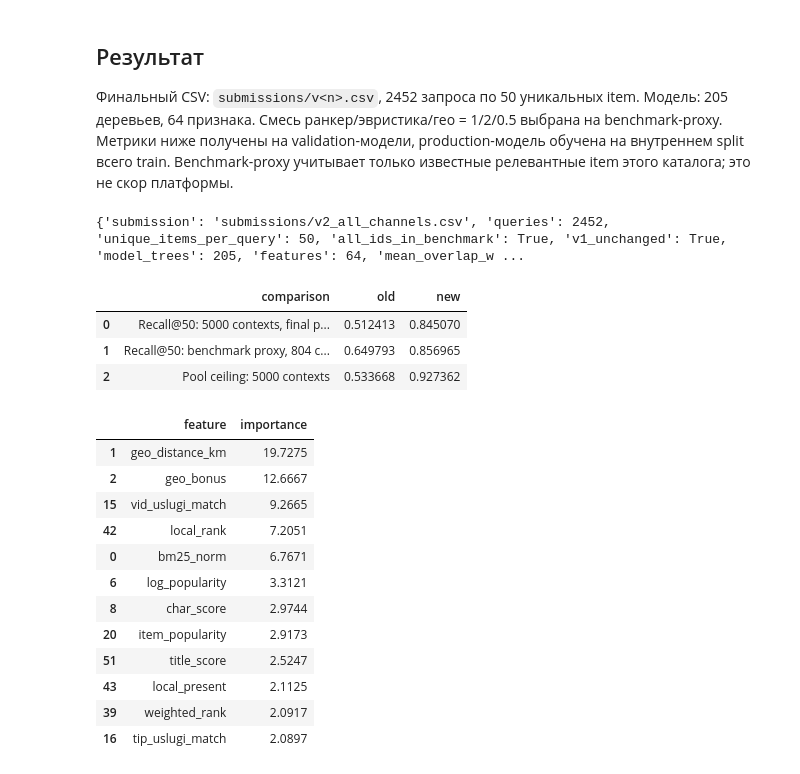
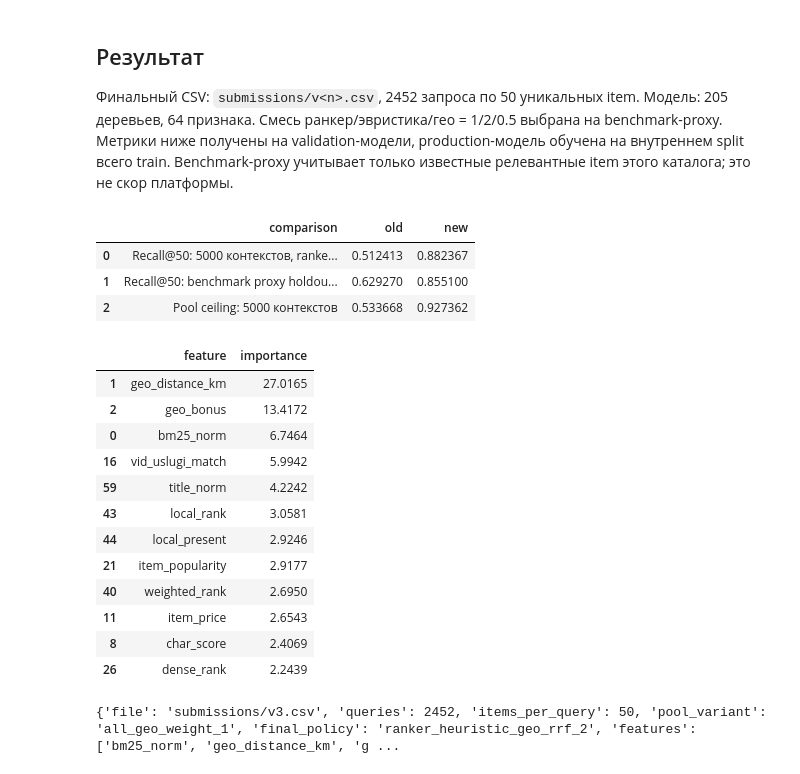
Before and after one commit to deanonchikk/avito-bootcamp, a Jupyter notebook: solution.ipynb, the cells around one changed output. Saved outputs shown, nothing was run; the diff lists cells and outputs as text; code cells hidden in the pictures.

Commit message:
feat: add subcategory-match feature to reranker, submit v3:  0.799812

```diff
--- a/solution.ipynb
+++ b/solution.ipynb
@@ -194,44 +191,41 @@ E5: кодирование 2452 запросов
 
 Финальный CSV: `submissions/v<n>.csv`, 2452 запроса по 50 уникальных item. Модель: 205 деревьев, 64 признака. Смесь ранкер/эвристика/гео = 1/2/0.5 выбрана на benchmark-proxy. Метрики ниже получены на validation-модели, production-модель обучена на внутреннем split всего train. Benchmark-proxy учитывает только известные релевантные item этого каталога; это не скор платформы.
 # %%
-import json
-from pathlib import Path
 import pandas as pd
 from catboost import CatBoostRanker
 from pipeline.pool_experiments import FEATURES
 
 old_scores = pd.read_csv("data/pool_eval/final_comparison.csv", index_col=0)
-final_scores = pd.read_csv("data/pool_eval/submission_validation.csv").iloc[0]
 proxy = pd.read_csv("data/pool_eval/benchmark_proxy.csv")
-control = proxy.loc[proxy["subset"] == "policy_holdout"].set_index("variant")
+holdout = proxy.loc[proxy["subset"] == "policy_holdout"].set_index("variant")
 summary = pd.DataFrame([
-    {"comparison": "Recall@50: 5000 contexts, final policy", "old": old_scores.loc["old_control_catboost", "Recall@50"], "new": final_scores["Recall@50"]},
-    {"comparison": "Recall@50: benchmark proxy, 804 contexts", "old": control.loc["old_catboost", "Recall@50"], "new": control.loc["ranker_heuristic_geo_rrf_2", "Recall@50"]},
-    {"comparison": "Pool ceiling: 5000 contexts", "old": old_scores.loc["old_control_catboost", "pool_ceiling"], "new": old_scores.loc["updated_catboost", "pool_ceiling"]},
+    {"comparison": "Recall@50: 5000 контекстов, ranker vs legacy control", "old": old_scores.loc["old_control_catboost", "Recall@50"], "new": old_scores.loc["updated_catboost", "Recall@50"]},
+    {"comparison": "Recall@50: benchmark proxy holdout, итоговая политика vs legacy", "old": holdout.loc["old_catboost", "Recall@50"], "new": holdout.loc[experiment.final_policy, "Recall@50"]},
+    {"comparison": "Pool ceiling: 5000 контекстов", "old": old_scores.loc["old_control_catboost", "pool_ceiling"], "new": old_scores.loc["updated_catboost", "pool_ceiling"]},
 ])
 display(summary.round(6))
 model = CatBoostRanker()
 model.load_model("data/pool_eval/production_ranker.cbm")
 importance = pd.DataFrame({"feature": FEATURES, "importance": model.get_feature_importance(type="PredictionValuesChange")}).sort_values("importance", ascending=False)
 importance.to_csv("data/pool_eval/production_feature_importance.csv", index=False)
 display(importance.head(12).round(4))
-print(json.loads(Path("data/pool_eval/run_summary.json").read_text()))
+print(submission_metadata)
 # %% [output]
-{'submission': 'submissions/v2_all_channels.csv', 'queries': 2452, 'unique_items_per_query': 50, 'all_ids_in_benchmark': True, 'v1_unchanged': True, 'model_trees': 205, 'features': 64, 'mean_overlap_w ...
 |  | comparison | old | new |
-| 0 | Recall@50: 5000 contexts, final p... | 0.512413 | 0.845070 |
-| 1 | Recall@50: benchmark proxy, 804 c... | 0.649793 | 0.856965 |
-| 2 | Pool ceiling: 5000 contexts | 0.533668 | 0.927362 |
+| 0 | Recall@50: 5000 контекстов, ranke... | 0.512413 | 0.882367 |
+| 1 | Recall@50: benchmark proxy holdou... | 0.629270 | 0.855100 |
+| 2 | Pool ceiling: 5000 контекстов | 0.533668 | 0.927362 |
 |  | feature | importance |
-| 1 | geo_distance_km | 19.7275 |
-| 2 | geo_bonus | 12.6667 |
-| 15 | vid_uslugi_match | 9.2665 |
-| 42 | local_rank | 7.2051 |
-| 0 | bm25_norm | 6.7671 |
-| 6 | log_popularity | 3.3121 |
-| 8 | char_score | 2.9744 |
-| 20 | item_popularity | 2.9173 |
-| 51 | title_score | 2.5247 |
-| 43 | local_present | 2.1125 |
-| 39 | weighted_rank | 2.0917 |
-| 16 | tip_uslugi_match | 2.0897 |
+| 1 | geo_distance_km | 27.0165 |
+| 2 | geo_bonus | 13.4172 |
+| 0 | bm25_norm | 6.7464 |
+| 16 | vid_uslugi_match | 5.9942 |
+| 59 | title_norm | 4.2242 |
+| 43 | local_rank | 3.0581 |
+| 44 | local_present | 2.9246 |
+| 21 | item_popularity | 2.9177 |
+| 40 | weighted_rank | 2.6950 |
+| 11 | item_price | 2.6543 |
+| 8 | char_score | 2.4069 |
+| 26 | dense_rank | 2.2439 |
+{'file': 'submissions/v3.csv', 'queries': 2452, 'items_per_query': 50, 'pool_variant': 'all_geo_weight_1', 'final_policy': 'ranker_heuristic_geo_rrf_2', 'features': ['bm25_norm', 'geo_distance_km', 'g ...
```
Also changed, not shown: parts of 6 cells of this notebook, 5 other files.
